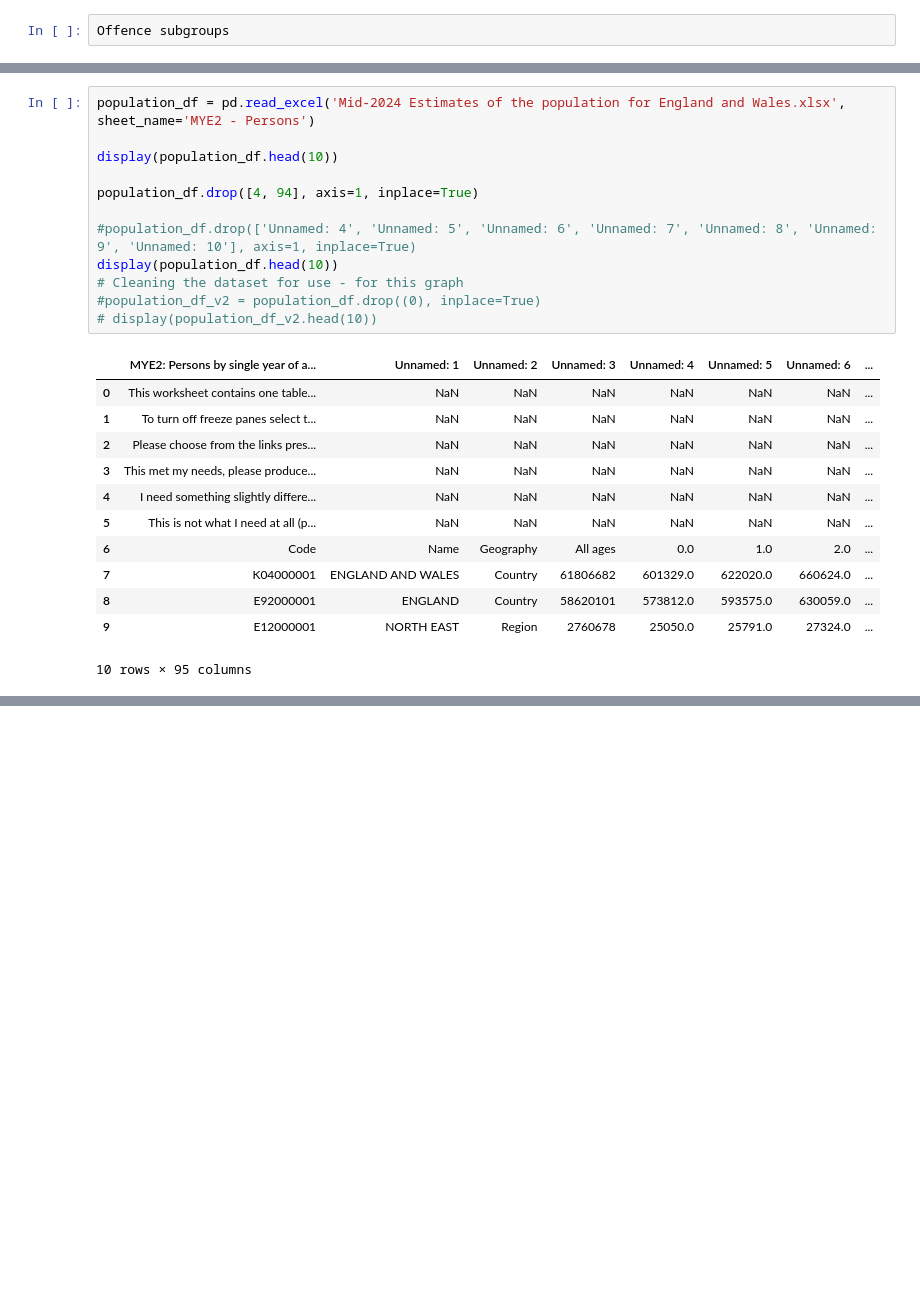
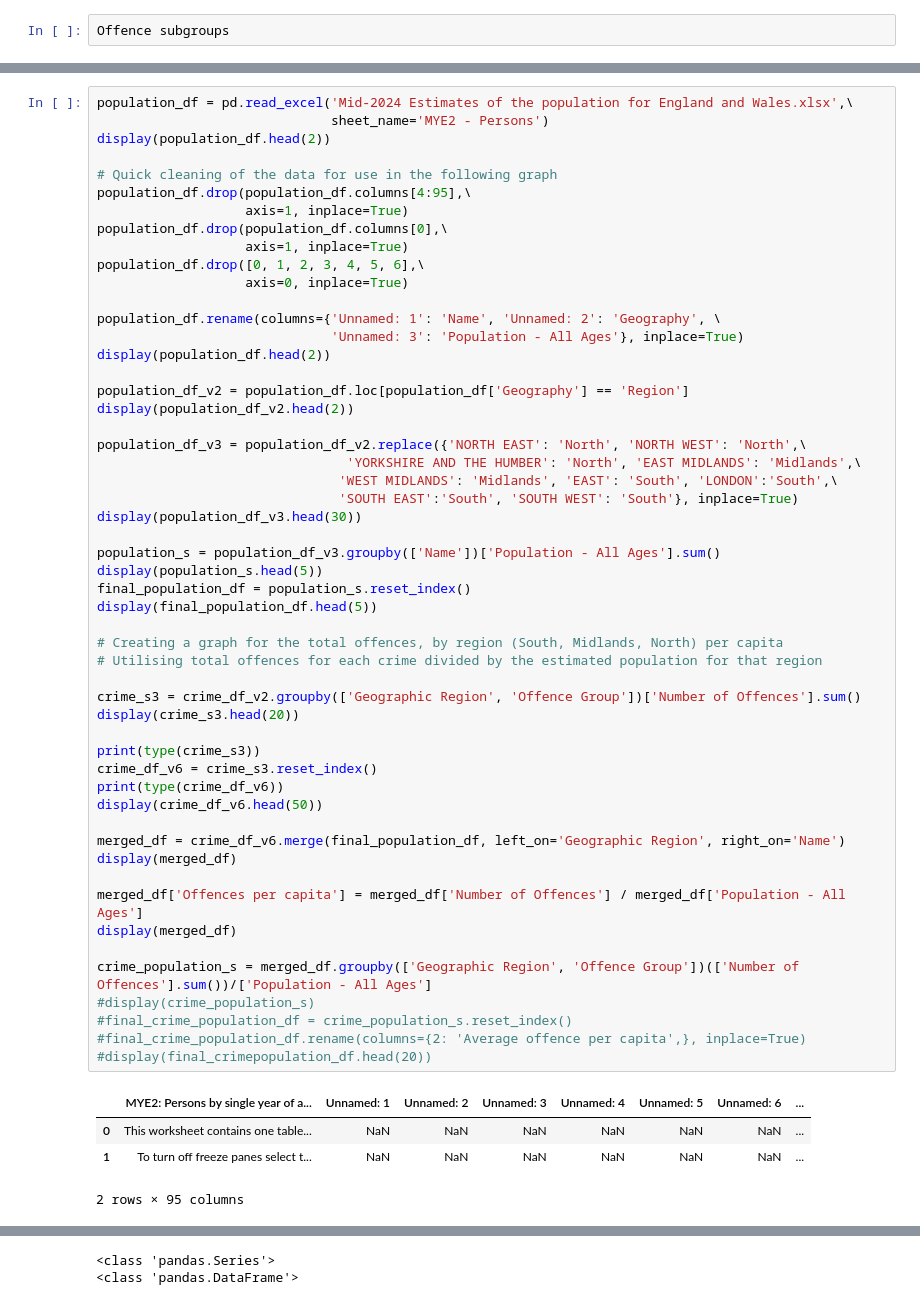
Before and after one commit to idilabdulle/Group-1-Project, a Jupyter notebook: North_Midlands_South_visualisation.ipynb, the cells around one changed output, grey strips where cells are left out. Drawn from its saved outputs; the diff is of its cells as text; blank space fills up the shorter version.

Commit message:
Edits to offences per capita graph

```diff
--- a/North_Midlands_South_visualisation.ipynb
+++ b/North_Midlands_South_visualisation.ipynb
@@ -307,27 +288,60 @@ Weighted by population estimates (most recent are 2024, ONS
 source: https://www.ons.gov.uk/peoplepopulationandcommunity/populationandmigration/populationestimates/datasets/estimatesofthepopulationforenglandandwales?utm_source=chatgpt.com
 Accessed on 21st June 2026
 # %%
-population_df = pd.read_excel('Mid-2024 Estimates of the population for England and Wales.xlsx', sheet_name='MYE2 - Persons')
+population_df = pd.read_excel('Mid-2024 Estimates of the population for England and Wales.xlsx',\
+                              sheet_name='MYE2 - Persons')
+display(population_df.head(2))
 
-display(population_df.head(10))
+# Quick cleaning of the data for use in the following graph
+population_df.drop(population_df.columns[4:95],\
+                   axis=1, inplace=True)
+population_df.drop(population_df.columns[0],\
+                   axis=1, inplace=True)
+population_df.drop([0, 1, 2, 3, 4, 5, 6],\
+                   axis=0, inplace=True)
 
-population_df.drop([4, 94], axis=1, inplace=True)
+population_df.rename(columns={'Unnamed: 1': 'Name', 'Unnamed: 2': 'Geography', \
+                              'Unnamed: 3': 'Population - All Ages'}, inplace=True)
+display(population_df.head(2))
 
-#population_df.drop(['Unnamed: 4', 'Unnamed: 5', 'Unnamed: 6', 'Unnamed: 7', 'Unnamed: 8', 'Unnamed: 9', 'Unnamed: 10'], axis=1, inplace=True)
-display(population_df.head(10))
-# Cleaning the dataset for use - for this graph
-#population_df_v2 = population_df.drop((0), inplace=True)
-# display(population_df_v2.head(10))
+population_df_v2 = population_df.loc[population_df['Geography'] == 'Region']
+display(population_df_v2.head(2))
+
+population_df_v3 = population_df_v2.replace({'NORTH EAST': 'North', 'NORTH WEST': 'North',\
+                                'YORKSHIRE AND THE HUMBER': 'North', 'EAST MIDLANDS': 'Midlands',\
+                               'WEST MIDLANDS': 'Midlands', 'EAST': 'South', 'LONDON':'South',\
+                               'SOUTH EAST':'South', 'SOUTH WEST': 'South'}, inplace=True)
+display(population_df_v3.head(30))
+
+population_s = population_df_v3.groupby(['Name'])['Population - All Ages'].sum()
+display(population_s.head(5))
+final_population_df = population_s.reset_index()
+display(final_population_df.head(5))
+
+# Creating a graph for the total offences, by region (South, Midlands, North) per capita
+# Utilising total offences for each crime divided by the estimated population for that region
+
+crime_s3 = crime_df_v2.groupby(['Geographic Region', 'Offence Group'])['Number of Offences'].sum()
+display(crime_s3.head(20))
+
+print(type(crime_s3))
+crime_df_v6 = crime_s3.reset_index()
+print(type(crime_df_v6))
+display(crime_df_v6.head(50))
+
+merged_df = crime_df_v6.merge(final_population_df, left_on='Geographic Region', right_on='Name')
+display(merged_df)
+
+merged_df['Offences per capita'] = merged_df['Number of Offences'] / merged_df['Population - All Ages']
+display(merged_df)
+
+crime_population_s = merged_df.groupby(['Geographic Region', 'Offence Group'])(['Number of Offences'].sum())/['Population - All Ages']
+#display(crime_population_s)
+#final_crime_population_df = crime_population_s.reset_index()
+#final_crime_population_df.rename(columns={2: 'Average offence per capita',}, inplace=True)
+#display(final_crimepopulation_df.head(20))
 # %% [output]
 |  | MYE2: Persons by single year of a... | Unnamed: 1 | Unnamed: 2 | Unnamed: 3 | Unnamed: 4 | Unnamed: 5 | Unnamed: 6 | ... |
 | 0 | This worksheet contains one table... | NaN | NaN | NaN | NaN | NaN | NaN | ... |
 | 1 | To turn off freeze panes select t... | NaN | NaN | NaN | NaN | NaN | NaN | ... |
-| 2 | Please choose from the links pres... | NaN | NaN | NaN | NaN | NaN | NaN | ... |
-| 3 | This met my needs, please produce... | NaN | NaN | NaN | NaN | NaN | NaN | ... |
-| 4 | I need something slightly differe... | NaN | NaN | NaN | NaN | NaN | NaN | ... |
-| 5 | This is not what I need at all (p... | NaN | NaN | NaN | NaN | NaN | NaN | ... |
-| 6 | Code | Name | Geography | All ages | 0.0 | 1.0 | 2.0 | ... |
-| 7 | K04000001 | ENGLAND AND WALES | Country | 61806682 | 601329.0 | 622020.0 | 660624.0 | ... |
-| 8 | E92000001 | ENGLAND | Country | 58620101 | 573812.0 | 593575.0 | 630059.0 | ... |
-| 9 | E12000001 | NORTH EAST | Region | 2760678 | 25050.0 | 25791.0 | 27324.0 | ... |
-10 rows × 95 columns
+2 rows × 95 columns
@@ -334,0 +390,2 @@ KeyError: '[4, 94] not found in axis'
+<class 'pandas.Series'>
+<class 'pandas.DataFrame'>
```
Also changed, not shown: parts of 3 cells of this notebook.
